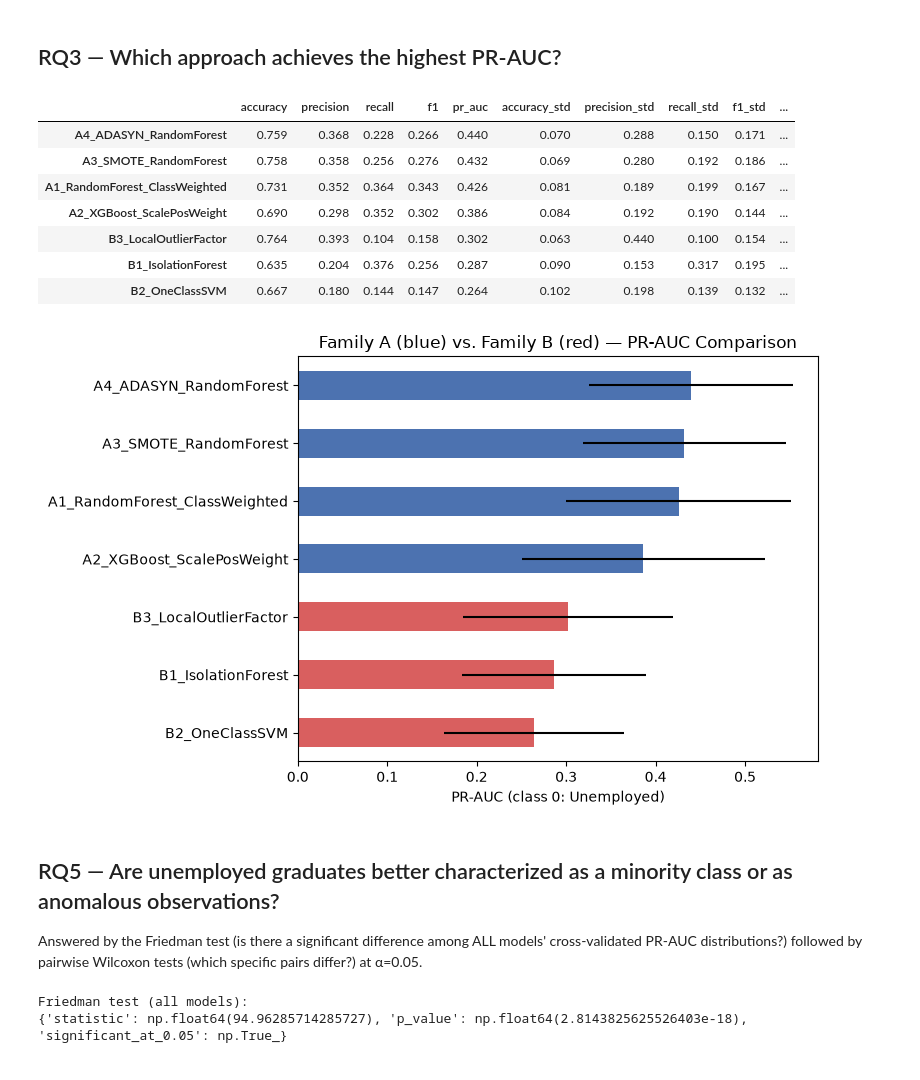
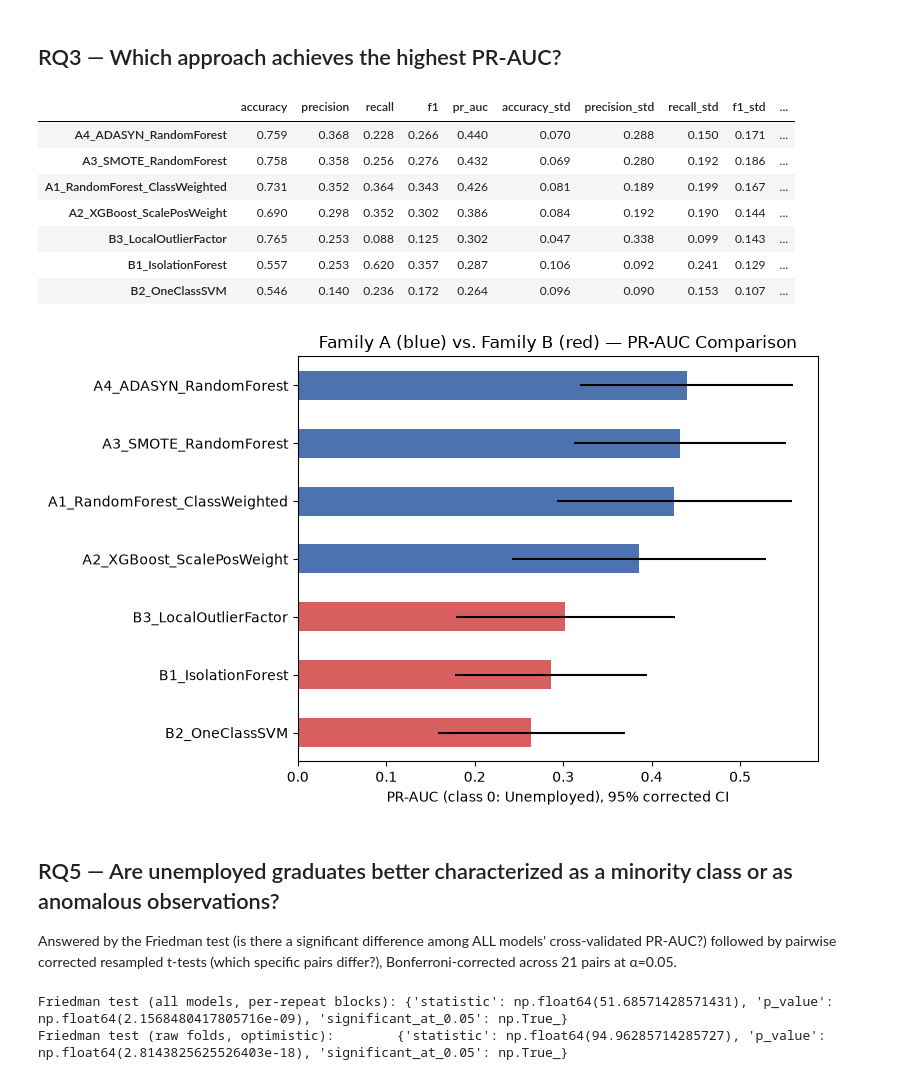
Before and after one commit to kbserrano/graduate-risk-analytics, a Jupyter notebook: notebooks/05_evaluation.ipynb, the cells around one changed output. Drawn from its saved outputs; the diff is of its cells as text; code cells hidden in the pictures.

```diff
--- a/notebooks/05_evaluation.ipynb
+++ b/notebooks/05_evaluation.ipynb
@@ -45,41 +61,47 @@ combined_summary = pd.concat([family_a_summary, family_b_summary]).sort_values(
 # %%
 display(combined_summary.round(3))
 save_table(combined_summary, "combined_cv_summary")
 
 fig, ax = plt.subplots(figsize=(8, 5))
 colors = ["#4c72b0" if name in family_a_summary.index else "#d95f5f"
           for name in combined_summary.index]
-combined_summary["pr_auc"].plot(kind="barh", ax=ax, color=colors,
-                                  xerr=combined_summary["pr_auc_std"])
-ax.set_xlabel("PR-AUC (class 0: Unemployed)")
+xerr = [
+    combined_summary["pr_auc"] - combined_summary["pr_auc_corrected_ci_low"],
+    combined_summary["pr_auc_corrected_ci_high"] - combined_summary["pr_auc"],
+]
+combined_summary["pr_auc"].plot(kind="barh", ax=ax, color=colors, xerr=xerr)
+ax.set_xlabel("PR-AUC (class 0: Unemployed), 95% corrected CI")
 ax.set_title("Family A (blue) vs. Family B (red) — PR-AUC Comparison")
 ax.invert_yaxis()
 plt.tight_layout()
 save_figure(fig, "combined_pr_auc_comparison")
 plt.show()
 # %% [output]
 |  | accuracy | precision | recall | f1 | pr_auc | accuracy_std | precision_std | recall_std | f1_std | ... |
 | A4_ADASYN_RandomForest | 0.759 | 0.368 | 0.228 | 0.266 | 0.440 | 0.070 | 0.288 | 0.150 | 0.171 | ... |
 | A3_SMOTE_RandomForest | 0.758 | 0.358 | 0.256 | 0.276 | 0.432 | 0.069 | 0.280 | 0.192 | 0.186 | ... |
 | A1_RandomForest_ClassWeighted | 0.731 | 0.352 | 0.364 | 0.343 | 0.426 | 0.081 | 0.189 | 0.199 | 0.167 | ... |
 | A2_XGBoost_ScalePosWeight | 0.690 | 0.298 | 0.352 | 0.302 | 0.386 | 0.084 | 0.192 | 0.190 | 0.144 | ... |
-| B3_LocalOutlierFactor | 0.764 | 0.393 | 0.104 | 0.158 | 0.302 | 0.063 | 0.440 | 0.100 | 0.154 | ... |
-| B1_IsolationForest | 0.635 | 0.204 | 0.376 | 0.256 | 0.287 | 0.090 | 0.153 | 0.317 | 0.195 | ... |
-| B2_OneClassSVM | 0.667 | 0.180 | 0.144 | 0.147 | 0.264 | 0.102 | 0.198 | 0.139 | 0.132 | ... |
+| B3_LocalOutlierFactor | 0.765 | 0.253 | 0.088 | 0.125 | 0.302 | 0.047 | 0.338 | 0.099 | 0.143 | ... |
+| B1_IsolationForest | 0.557 | 0.253 | 0.620 | 0.357 | 0.287 | 0.106 | 0.092 | 0.241 | 0.129 | ... |
+| B2_OneClassSVM | 0.546 | 0.140 | 0.236 | 0.172 | 0.264 | 0.096 | 0.090 | 0.153 | 0.107 | ... |
-[figure, old version]
+[figure, new version]
 # %% [markdown]
 ## RQ5 — Are unemployed graduates better characterized as a minority class or as anomalous observations?
 
-
 Answered by the Friedman test (is there a significant difference
-among ALL models' cross-validated PR-AUC distributions?) followed
-by pairwise Wilcoxon tests (which specific pairs differ?) at α=0.05.
+among ALL models' cross-validated PR-AUC?) followed by pairwise
+corrected resampled t-tests (which specific pairs differ?),
+Bonferroni-corrected across 21 pairs at α=0.05.
 # %%
-friedman_result = friedman_test(all_scores)
-print("Friedman test (all models):")
-print(friedman_result)
-save_json(friedman_result, "friedman_result");
+# Primary: blocks are the 10 CV repeats (fold scores averaged within
+# each repeat), since the 50 raw folds aren't independent blocks.
+friedman_result = friedman_test(all_scores, n_splits=N_SPLITS)
+friedman_raw = friedman_test(all_scores)
+print("Friedman test (all models, per-repeat blocks):", friedman_result)
+print("Friedman test (raw folds, optimistic):       ", friedman_raw)
+save_json({"per_repeat": friedman_result, "raw_folds": friedman_raw}, "friedman_result");
 # %% [output]
-Friedman test (all models):
-{'statistic': np.float64(94.96285714285727), 'p_value': np.float64(2.8143825625526403e-18), 'significant_at_0.05': np.True_}
+Friedman test (all models, per-repeat blocks): {'statistic': np.float64(51.68571428571431), 'p_value': np.float64(2.1568480417805716e-09), 'significant_at_0.05': np.True_}
+Friedman test (raw folds, optimistic):        {'statistic': np.float64(94.96285714285727), 'p_value': np.float64(2.8143825625526403e-18), 'significant_at_0.05': np.True_}
 # %%
```
Also changed, not shown: parts of 7 cells of this notebook, 15 other files.
